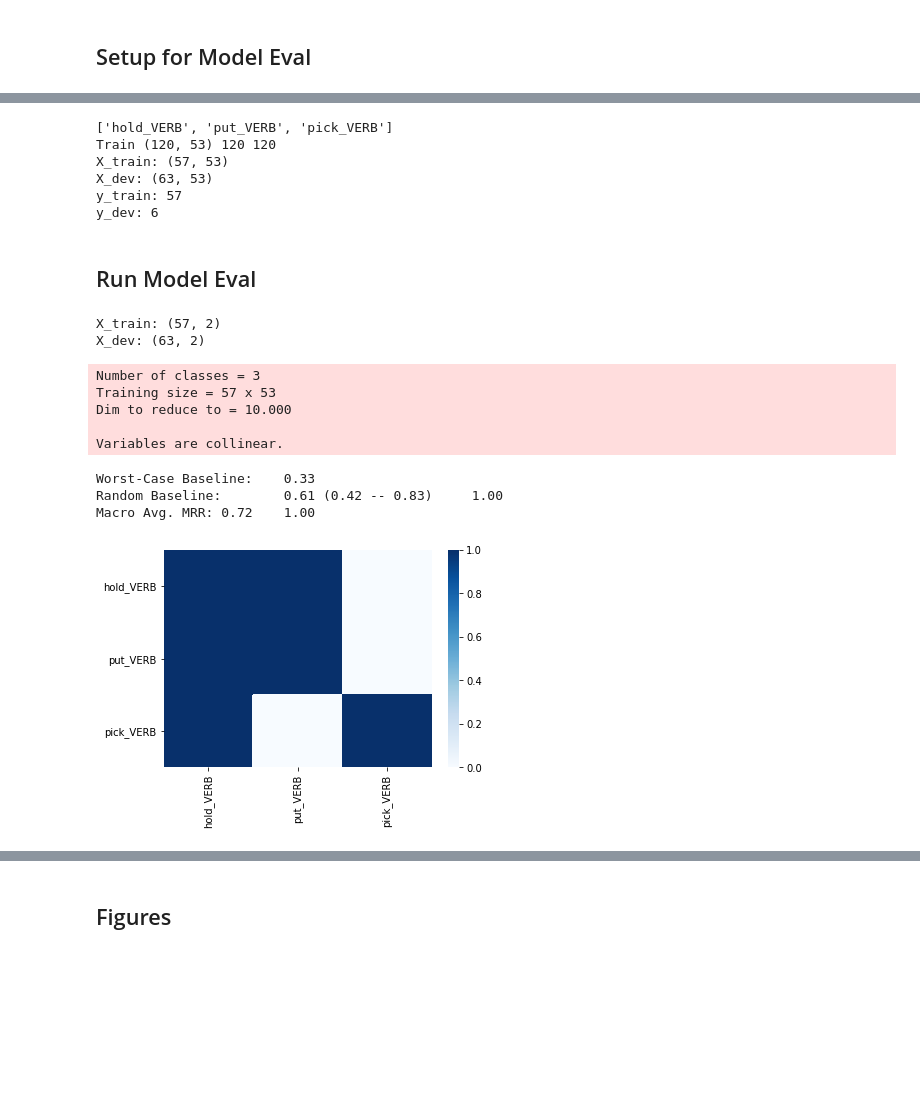
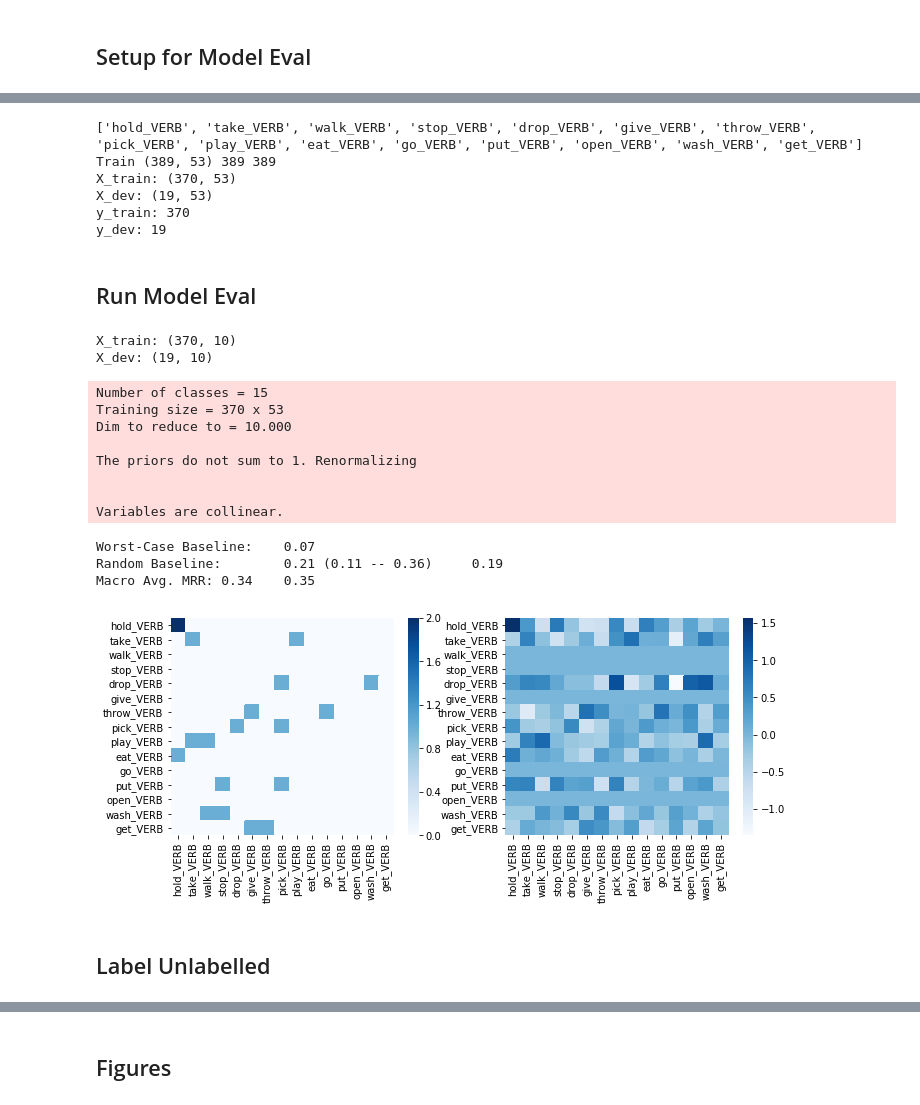
Before and after one commit to epavlick/gaila, a Jupyter notebook: site_visit/analysis_site_visit.ipynb, the cells around one changed output, grey strips where cells are left out. Drawn from its saved outputs; the diff is of its cells as text; code cells hidden in the pictures; blank space fills up the shorter version.

Commit message:
cleaned up spatial classifier data

```diff
--- a/site_visit/analysis_site_visit.ipynb
+++ b/site_visit/analysis_site_visit.ipynb
@@ -587,6 +596,7 @@ def get_sims(tr, dv, tr_lbl, dv_lbl, tr_meta, dv_meta, outdir, save=False):
     pat3 = {w: [] for w in set(dv_lbl)}
 
     cm = np.zeros((len(tr_lbl), len(tr_lbl)))
+    cm2 = np.zeros((len(tr_lbl), len(tr_lbl)))
     rand = []
     rand_p3 = []
 
@@ -615,6 +625,8 @@ def get_sims(tr, dv, tr_lbl, dv_lbl, tr_meta, dv_meta, outdir, save=False):
         cells['sim_w'] = '%.06f'%sims[i, top_correct_idx]
         cells['sim_pred'] = '%.06f'%sims[i, max_idx]
         cm[tr_lbl.index(w), max_idx] += 1
+        for j, s in enumerate(sims[i, :]):
+            cm2[tr_lbl.index(w), j] += s
         debug_lines.append((w, cells))
 
 
@@ -664,9 +676,16 @@ def get_sims(tr, dv, tr_lbl, dv_lbl, tr_meta, dv_meta, outdir, save=False):
     for w, line in sorted(debug_lines, key=lambda e:e[0]):
         writer.writerow(line)
 
+    plt.figure(figsize=(11,4))
+    plt.subplot(1, 2, 1)
     sns.heatmap(cm, cmap="Blues")
     plt.xticks(np.arange(len(tr_lbl))+0.5, tr_lbl, rotation='vertical')
     plt.yticks(np.arange(len(tr_lbl))+0.5, tr_lbl, rotation='horizontal')
+    plt.subplot(1, 2, 2)
+    sns.heatmap(cm2, cmap="Blues")
+    plt.xticks(np.arange(len(tr_lbl))+0.5, tr_lbl, rotation='vertical')
+    plt.yticks(np.arange(len(tr_lbl))+0.5, tr_lbl, rotation='horizontal')
+    plt.savefig(outdir+"/confusion.pdf", bbox_inches="tight")
     plt.show()
 # %% [markdown]
 ## Setup for Model Eval
@@ -719,8 +738,9 @@ config['OBJS'] = []
 
 inp = config['MODE'].split('.')[0].split('/')[-1]
 inp += '_' + name_from_config(config)
-rootdir = 'cnn_baseline_eval/%s/'%inp
+#rootdir = 'cnn_baseline_eval/%s/'%inp
 #rootdir = 'spatial_eval/%s/'%inp
+rootdir = 'spatial_eval/final_bigger_eval/spatial-relhead/' #'%s/'%inp
 if not os.path.exists(rootdir):
     os.makedirs(rootdir)
 # %%
@@ -762,11 +782,15 @@ tune_y = [e for i, e in enumerate(_tune_y) if _tune_y[i] in top_words]
 
 print("Train", _train.X.shape, len(_train.y), len(_train.meta))
 
-#tune_idx = [i for i,m in enumerate(_train.meta) if m in tune_m]
-#train_idx = [i for i,m in enumerate(_train.meta) if m not in tune_m]
+tune_idx = [i for i,m in enumerate(_train.meta) if m in tune_m]
+train_idx = [i for i,m in enumerate(_train.meta) if m not in tune_m]
 
-tune_idx = [i for i,m in enumerate(_train.meta) if random.choice([True, False])]
-train_idx = [i for i,m in enumerate(_train.meta) if i not in tune_idx]
+#train_ps = ['10_2b','11_1c','12_2c','13_1a','14_2a','15_1b','16_2b','17_1c','18_2c']
+#train_ps += ['1_1a','2_2a','3_1b','4_2b','5_1c', '7_1a','8_2a','9_1b', '6_2c']
+
+#tune_idx = [i for i,m in enumerate(_train.meta) if random.choice([True, False])]
+#tune_idx = [i for i,m in enumerate(_train.meta) if m.split()[0] not in train_ps]
+#train_idx = [i for i,m in enumerate(_train.meta) if i not in tune_idx]
 
 X_train = _train.X[train_idx, :]
 y_train = np.array(_train.y)[train_idx]
@@ -782,12 +806,12 @@ print("X_dev:", dev.X.shape)
 print("y_train:", len(train.y))
 print("y_dev:", len(dev.y))
 # %% [output]
-['hold_VERB', 'put_VERB', 'pick_VERB']
-Train (120, 53) 120 120
-X_train: (57, 53)
-X_dev: (63, 53)
-y_train: 57
-y_dev: 6
+['hold_VERB', 'take_VERB', 'walk_VERB', 'stop_VERB', 'drop_VERB', 'give_VERB', 'throw_VERB', 'pick_VERB', 'play_VERB', 'eat_VERB', 'go_VERB', 'put_VERB', 'open_VERB', 'wash_VERB', 'get_VERB']
+Train (389, 53) 389 389
+X_train: (370, 53)
+X_dev: (19, 53)
+y_train: 370
+y_dev: 19
 # %% [markdown]
 ## Run Model Eval
 # %%
@@ -806,26 +830,32 @@ if config['RED'] == True:
     print("X_train:", train.X.shape)
     print("X_dev:", dev.X.shape)
 
-repdir, figdir = make_directories(config)
+repdir, figdir = make_directories(config, rootdir)
 json.dump(config, open(repdir+'/config.json', 'w'))
 # %% [output]
-X_train: (57, 2)
-X_dev: (63, 2)
+X_train: (370, 10)
+X_dev: (19, 10)
-Number of classes = 3
-Training size = 57 x 53
+Number of classes = 15
+Training size = 370 x 53
 Dim to reduce to = 10.000
 
+The priors do not sum to 1. Renormalizing
+
+
 Variables are collinear.
 # %%
 mn = train.X.min()
 mx = train.X.max()
-avg_train = avg_mat(train, top_words)
+avg_train, std_train = avg_mat(train, top_words)
 #avg_dev = avg_mat(rdev_tup, rtop_words)
 
 sum_lines = []
 get_sims(avg_train, dev.X, top_words, dev.y, None, dev.meta, repdir, save=config['LOG'])
+#get_sims(avg_train, train.X, top_words, train.y, None, train.meta, repdir, save=config['LOG'])
 # %% [output]
-Worst-Case Baseline:    0.33
-Random Baseline:        0.61 (0.42 -- 0.83)     1.00
-Macro Avg. MRR: 0.72    1.00
+Worst-Case Baseline:    0.07
+Random Baseline:        0.21 (0.11 -- 0.36)     0.19
+Macro Avg. MRR: 0.34    0.35
-[figure, old version]
+[figure, new version]
+# %% [markdown]
+## Label Unlabelled
```
Also changed, not shown: parts of 24 cells of this notebook, 7 other files.
